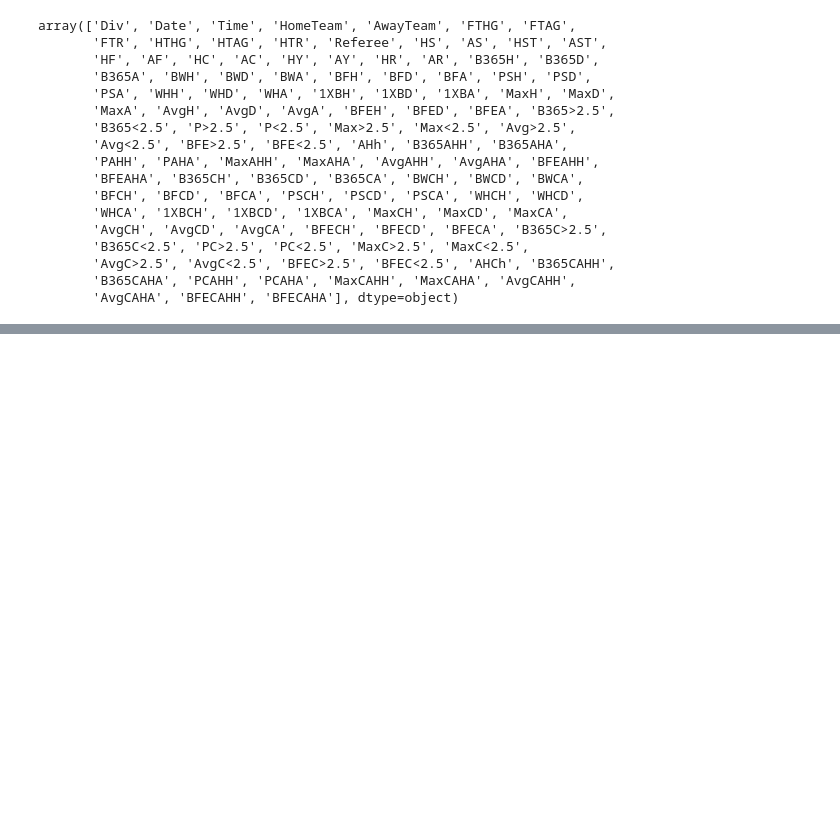
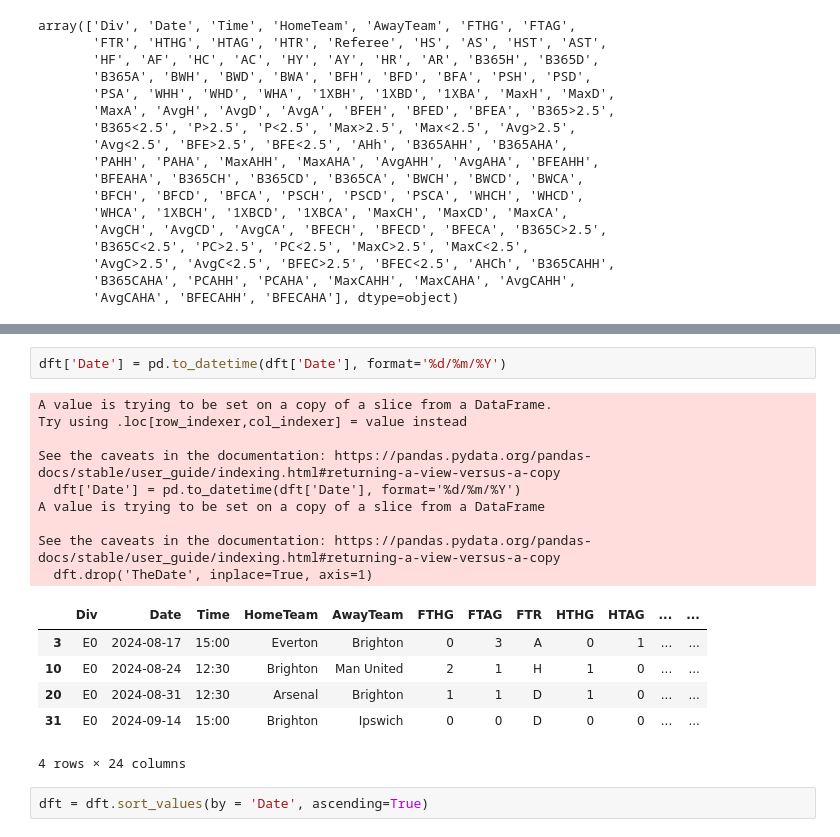
Before and after one commit to atozncoder/ai, a Jupyter notebook: Football-Data.co.uk.ipynb, the cells around one changed output, grey strips where cells are left out. Saved outputs shown, nothing was run; the diff lists cells and outputs as text; blank space fills up the shorter version.

```diff
--- a/Football-Data.co.uk.ipynb
+++ b/Football-Data.co.uk.ipynb
@@ -50,0 +89,20 @@ df.size
+# %%
+dft['Date'] = pd.to_datetime(dft['Date'], format='%d/%m/%Y')
+# %% [output]
+A value is trying to be set on a copy of a slice from a DataFrame.
+Try using .loc[row_indexer,col_indexer] = value instead
+
+See the caveats in the documentation: https://pandas.pydata.org/pandas-docs/stable/user_guide/indexing.html#returning-a-view-versus-a-copy
+  dft['Date'] = pd.to_datetime(dft['Date'], format='%d/%m/%Y')
+A value is trying to be set on a copy of a slice from a DataFrame
+
+See the caveats in the documentation: https://pandas.pydata.org/pandas-docs/stable/user_guide/indexing.html#returning-a-view-versus-a-copy
+  dft.drop('TheDate', inplace=True, axis=1)
+|  | Div | Date | Time | HomeTeam | AwayTeam | FTHG | FTAG | FTR | HTHG | HTAG | ... | ... |
+| 3 | E0 | 2024-08-17 | 15:00 | Everton | Brighton | 0 | 3 | A | 0 | 1 | ... | ... |
+| 10 | E0 | 2024-08-24 | 12:30 | Brighton | Man United | 2 | 1 | H | 1 | 0 | ... | ... |
+| 20 | E0 | 2024-08-31 | 12:30 | Arsenal | Brighton | 1 | 1 | D | 1 | 0 | ... | ... |
+| 31 | E0 | 2024-09-14 | 15:00 | Brighton | Ipswich | 0 | 0 | D | 0 | 0 | ... | ... |
+4 rows × 24 columns
+# %%
+dft = dft.sort_values(by = 'Date', ascending=True)
```
Also changed, not shown: parts of 8 cells of this notebook.
